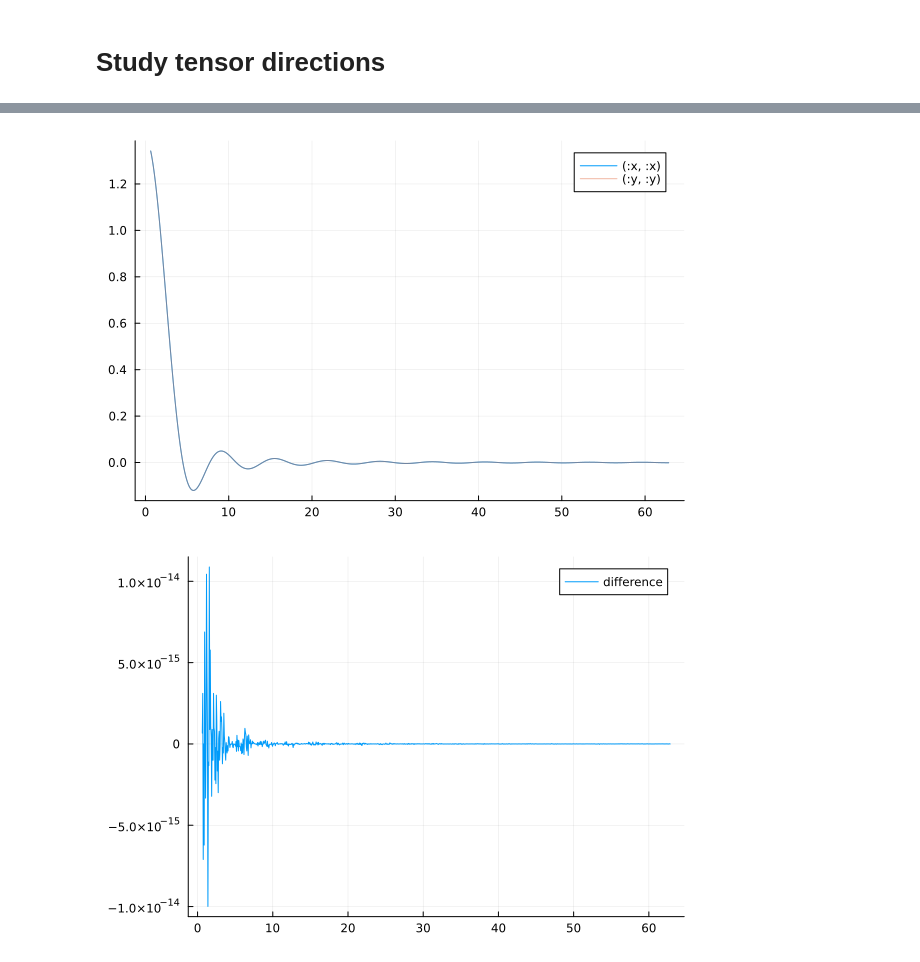
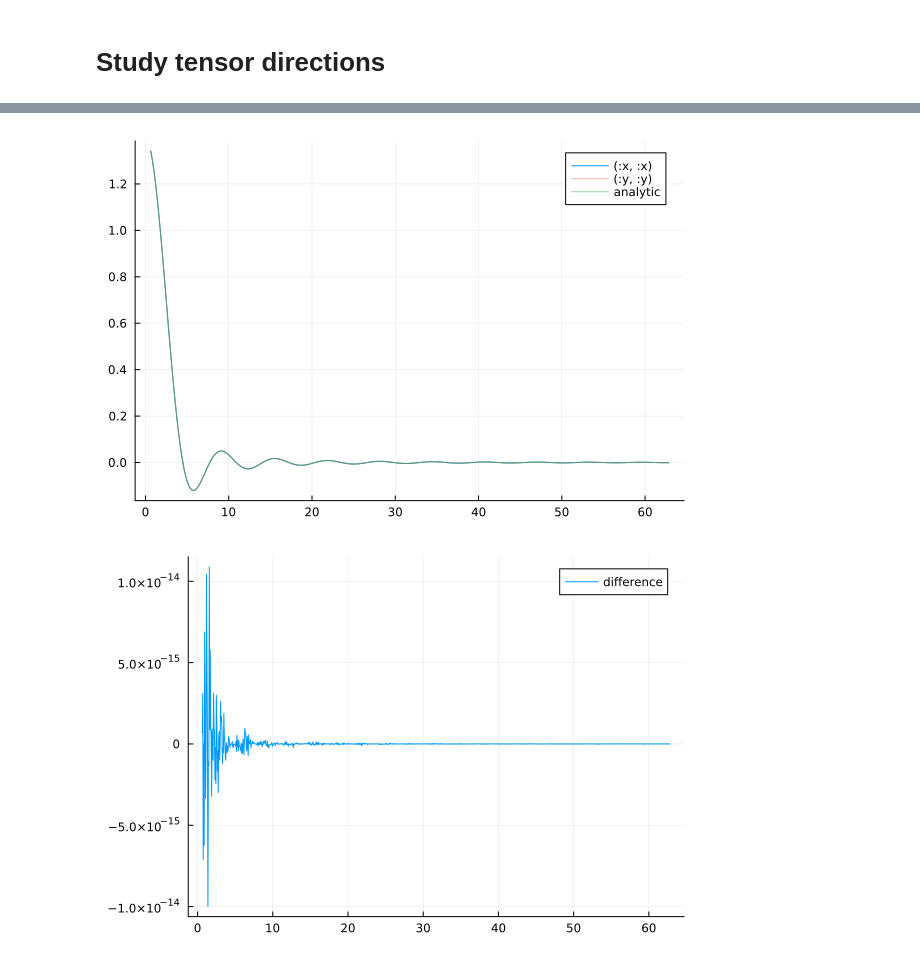
Before and after one commit to Bh2412/EnvelopeApproximation.jl, a Jupyter notebook: scripts/benchmarks/single_bubble.ipynb, the cells around one changed output, grey strips where cells are left out. Saved outputs shown, nothing was run; the diff lists cells and outputs as text; code cells hidden in the pictures.

```diff
--- a/scripts/benchmarks/single_bubble.ipynb
+++ b/scripts/benchmarks/single_bubble.ipynb
@@ -53,0 +59,2 @@ plot(ks, numerical_T_ii .|> imag)
+# %%
+analytical_T_xx = @. 4π / 3 * ΔV  / (ks ^ 3) * (sin(ks * R) - (ks * R) * cos(ks * R))
@@ -54,8 +79,9 @@ plot(ks, numerical_T_ii .|> imag)
 # %%
 plot(ks, numerical_T_ii[:, 2] .|> real, label="(:x, :x)")
 plot!(ks, numerical_T_ii[:, 3] .|> real, label="(:y, :y)", alpha=0.5)
+plot!(ks, analytical_T_xx .|> real, label="analytic", alpha = 0.5)
 # %% [output]
-[figure, old version]
+[figure, new version]
 # %%
 plot(ks, (numerical_T_ii[:, 2] .|> real) - (numerical_T_ii[:, 3] .|> real), label="difference")
 # %% [output]
```
Also changed, not shown: parts of 7 cells of this notebook, 2 other files.
